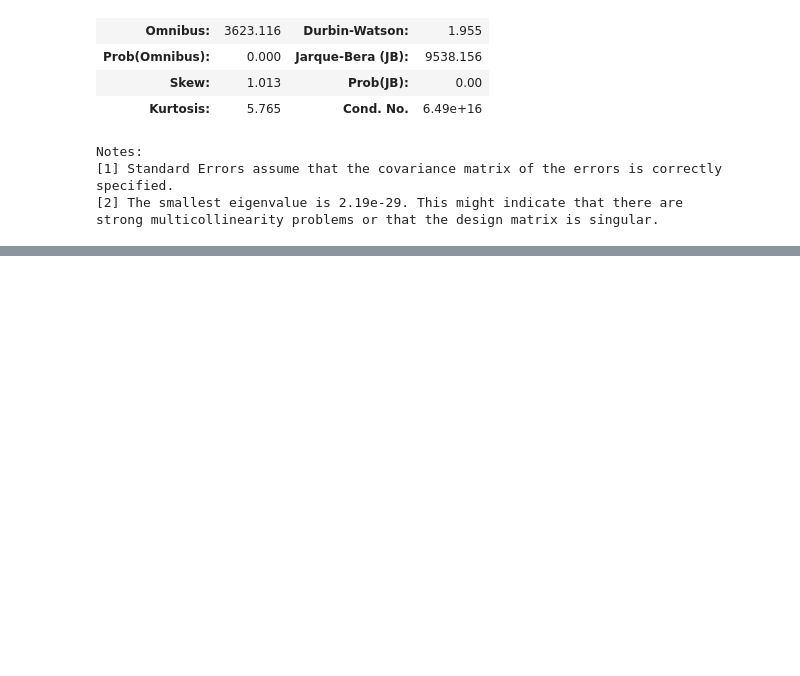
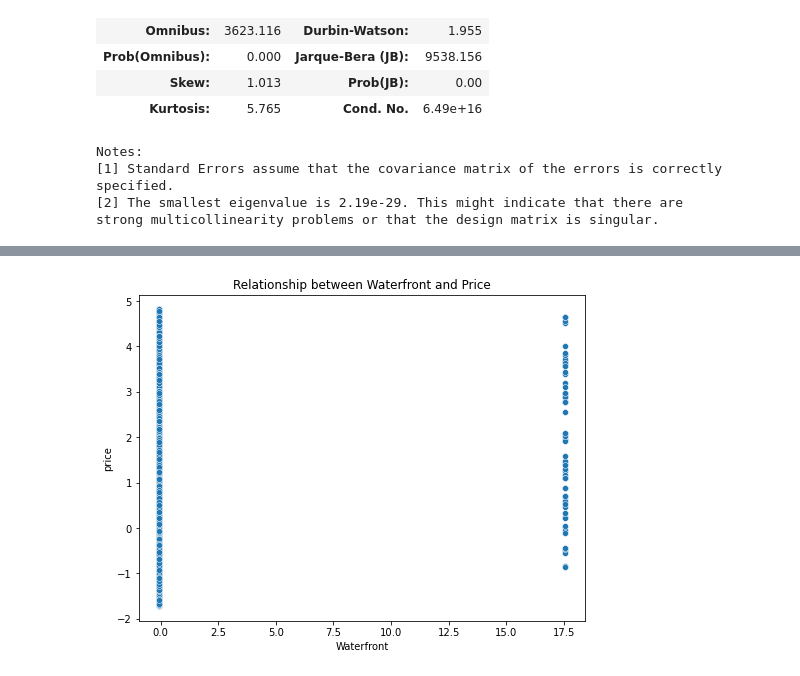
Before and after one commit to MackoyS/sarah-and-mackoy-price-modeling, a Jupyter notebook: DraftProject.ipynb, the cells around one changed output, grey strips where cells are left out. Drawn from its saved outputs; the diff is of its cells as text; code cells hidden in the pictures; blank space fills up the shorter version.

```diff
--- a/DraftProject.ipynb
+++ b/DraftProject.ipynb
@@ -1644,0 +1701,9 @@ strong multicollinearity problems or that the design matrix is singular.
+# %%
+#relationship between waterfront and price
+fig, ax = plt.subplots(figsize = (8,6))
+sns.scatterplot(x = x3 , y=y3, ax=ax )
+ax.set_title("Relationship between Waterfront and Price")
+plt.show()
+#violates the linear assumption (bc it is a binary categorical variable, it is not continous)
+# %% [output]
+[figure, added]
```
Also changed, not shown: parts of 51 cells of this notebook.
